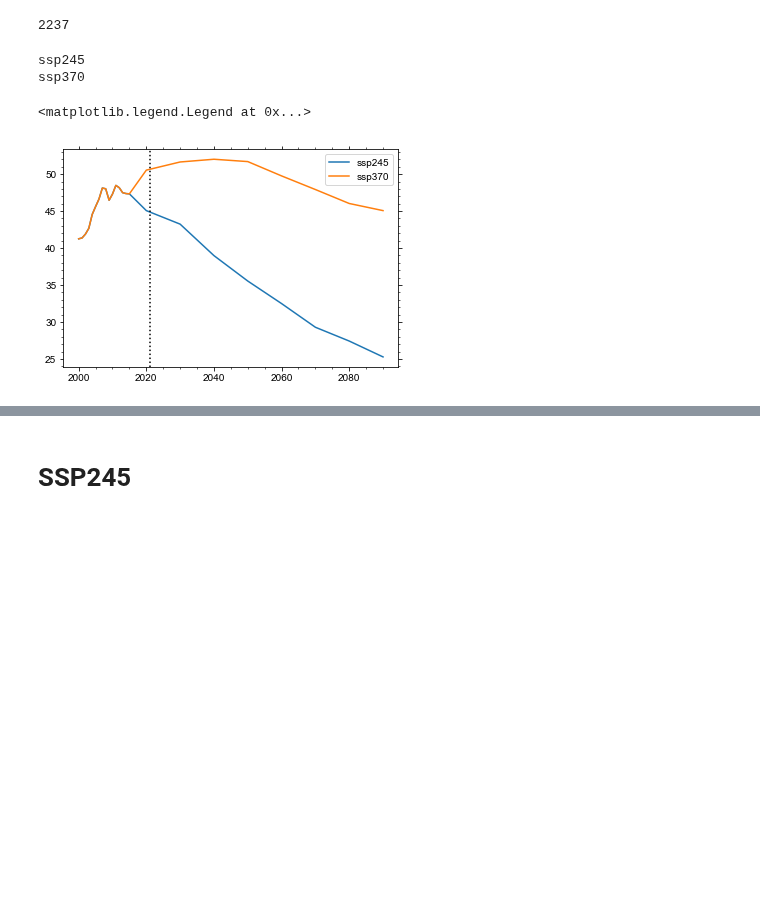
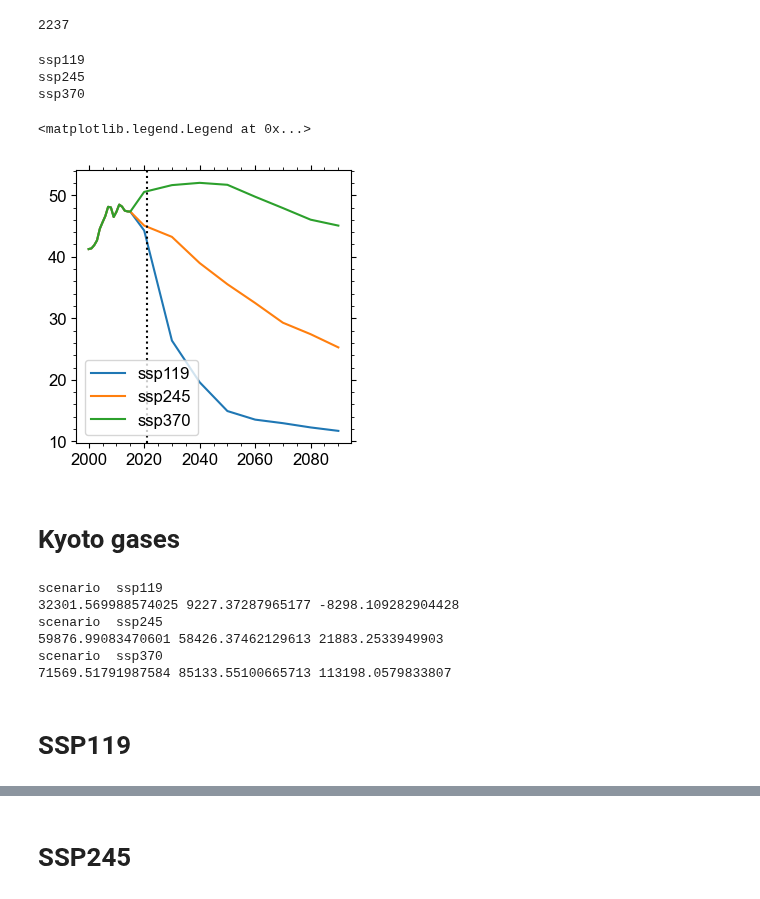
Before and after one commit to camillamathison/FaIR-Spice, a Jupyter notebook: notebooks/run-fair-ar6-ssp245.ipynb, the cells around one changed output, grey strips where cells are left out. Drawn from its saved outputs; the diff is of its cells as text; code cells hidden in the pictures; blank space fills up the shorter version.

```diff
--- a/notebooks/run-fair-ar6-ssp245.ipynb
+++ b/notebooks/run-fair-ar6-ssp245.ipynb
@@ -48,7 +48,7 @@ len(config_list)
 #scenarios = ['constant_emissions', 'zero', 'infrastructure', 'scenario']
 # zero and constant emissions will be the easy ones, so start with these.
 
-scenarios = ['ssp245','ssp370']
+scenarios = ['ssp119','ssp245','ssp370']
 # %%
 # Download RCMIP emissions
 check_and_download(
@@ -129,14 +129,86 @@ for scenario in scenarios:
         f = interp1d(years_future, ssp_df.loc[(ssp_df['Region']=='World')&(ssp_df['Scenario']==scenario)&(ssp_df['Variable'].str.endswith(specie)),'2015':'2110'].dropna(axis=1))
         data_out[scenario][first_row:(last_row+1), i+1] = f(np.arange(first_scenyear, last_scenyear+1))*unit_convert[i+1]
 # %% [output]
+ssp119
 ssp245
 ssp370
 # %%
-
+pl.plot(np.arange(2000, 2091), data_out['ssp119'][250:341,8], label='ssp119')
 pl.plot(np.arange(2000, 2091), data_out['ssp245'][250:341,8], label='ssp245')
 pl.plot(np.arange(2000, 2091), data_out['ssp370'][250:341,8], label='ssp370')
 pl.axvline(2021, ls=':', color='k')
 pl.legend()
 # %% [output]
 <matplotlib.legend.Legend at 0x...>
-[figure, old version]
+[figure, new version]
+# %% [markdown]
+# Kyoto gases
+# %%
+for scenario in scenarios:
+    print('scenario ',scenario)
+
+    #  Year FossilCO2  OtherCO2       CH4       N2O       NOx     NMVOC        CO       SOx       SOx       SOx       CF4      C2F6    HFC125   HFC134a   HFC143a  HFC227ea  HFC245fa       SF6
+    #          GtC/yr    GtC/yr  MtCH4/yrMtN2O-N/yr    MtN/yr     Mt/yr   MtCO/yr    MtS/yr    MtS/yr    MtS/yr     kt/yr     kt/yr     kt/yr     kt/yr     kt/yr     kt/yr     kt/yr     kt/yr
+    #co2,co2,ch4,n2o,nox,nmvoc,co,sox,sox,sox,cf4,c2f6,hfc125,hfc134a,hfc143a,hfc227ea,hfc245fa,sf6
+    d =dict()
+    scen_co2e =dict()
+    species_col = species.copy()
+    species_col.insert(0,'year')
+    # Kyoto gases are CO2,CH4, N2O,CF4,C2F6,HFC125,HFC134a,HFC143a,HFC227ea,HFC245fa, SF6
+    #Kyoto gases are held in columns 1,2,3,4,13,14,19,20,21,22,23,24
+    # Check species and columns
+    #print('CO2,CH4, N2O,CF4,C2F6,C6F14,HFC23,HFC32,HFC4310mee,HFC125,HFC134a,HFC143a,HFC227ea,HFC245fa, SF6')
+    #print(species_col[1:5],species_col[12],species_col[13],
+      #species_col[14],species_col[15],species_col[16],
+      #species_col[17],species_col[18],species_col[19],
+      #species_col[20],species_col[21],species_col[22],species_col[23])
+
+
+
+    conv_ar5 ={species_col[1]: 1,species_col[2]:1,species_col[3]:28,species_col[4]:265,
+           species_col[12]:6630,species_col[13]:11100,species_col[14]:7910,
+           species_col[15]:12400, species_col[16]:677,species_col[17]:1650,
+           species_col[18]:3170,species_col[19]:1300, species_col[20]:4800,
+           species_col[21]:3350,species_col[22]:858,species_col[23]:23500}
+
+    conv_ar6 ={species_col[1]: 1,species_col[2]:1,species_col[3]:27.9,species_col[4]:273,
+       species_col[12]:7380,species_col[13]:12400,species_col[14]:8620,species_col[15]:14600,
+       species_col[16]: 771,species_col[17]:1600,species_col[18]:3740,species_col[19]:1530,
+       species_col[20]:5810,species_col[21]:3600,species_col[22]:787,species_col[23]:24300}
+    conv1 = 44./12.
+    #print (data_out[scenario].shape,)
+    p_df = pd.DataFrame(data_out[scenario],columns=species_col)
+    dat_co2e= np.ones((361, 40)) * np.nan
+    dat_co2e[:,1] = p_df[species_col[1]].values[:361]*1e3*3.67
+    dat_co2e[:,2] = p_df[species_col[2]].values[:361]*1e3*3.67
+    dat_co2e [:,3] = p_df[species_col[3]].values[:361]*conv_ar6[species_col[3]]
+    dat_co2e [:,4] = p_df[species_col[4]].values[:361]*conv_ar6[species_col[4]]*(44./28.)
+    dat_co2e [:,12] = p_df[species_col[12]].values[:361]*conv_ar6[species_col[12]]*1e-3
+    dat_co2e [:,13] = p_df[species_col[13]].values[:361]*conv_ar6[species_col[13]]*1e-3
+    dat_co2e [:,14] = p_df[species_col[14]].values[:361]*conv_ar6[species_col[14]]*1e-3
+    dat_co2e [:,15] = p_df[species_col[15]].values[:361]*conv_ar6[species_col[15]]*1e-3
+    dat_co2e [:,16] = p_df[species_col[16]].values[:361]*conv_ar6[species_col[16]]*1e-3
+    dat_co2e [:,17] = p_df[species_col[17]].values[:361]*conv_ar6[species_col[17]]*1e-3
+    dat_co2e [:,18] = p_df[species_col[18]].values[:361]*conv_ar6[species_col[18]]*1e-3
+    dat_co2e [:,19] = p_df[species_col[19]].values[:361]*conv_ar6[species_col[19]]*1e-3
+    dat_co2e [:,20] = p_df[species_col[20]].values[:361]*conv_ar6[species_col[20]]*1e-3
+    dat_co2e [:,21] = p_df[species_col[21]].values[:361]*conv_ar6[species_col[21]]*1e-3
+    dat_co2e [:,22] = p_df[species_col[22]].values[:361]*conv_ar6[species_col[22]]*1e-3
+    dat_co2e [:,23] = p_df[species_col[23]].values[:361]*conv_ar6[species_col[23]]*1e-3
+
+
+    totghg = np.nansum(dat_co2e[:,1:],axis=1)# total co2e
+    edx = np.where(data_out[scenario][:,0]==2020)[0][0]
+    d  = totghg[edx]*1e-3 # Convert values back into GtCO2e here
+    scen_co2e[scenario] = totghg
+
+    print(scen_co2e[scenario][280], scen_co2e[scenario][300],scen_co2e[scenario][350] )
+# %% [output]
+scenario  ssp119
+32301.569988574025 9227.37287965177 -8298.109282904428
+scenario  ssp245
+59876.99083470601 58426.37462129613 21883.2533949903
+scenario  ssp370
+71569.51791987584 85133.55100665713 113198.0579833807
+# %% [markdown]
+# SSP119
```
Also changed, not shown: parts of 21 cells of this notebook, 1 other file.
